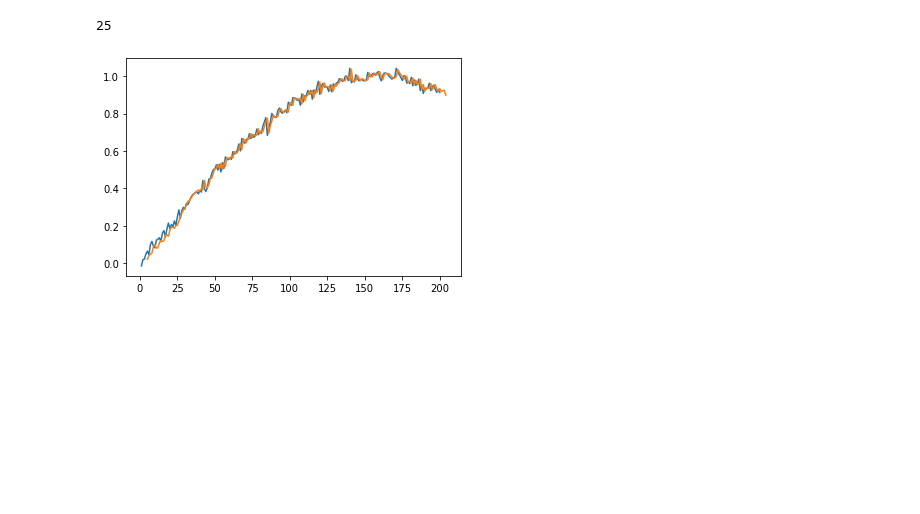
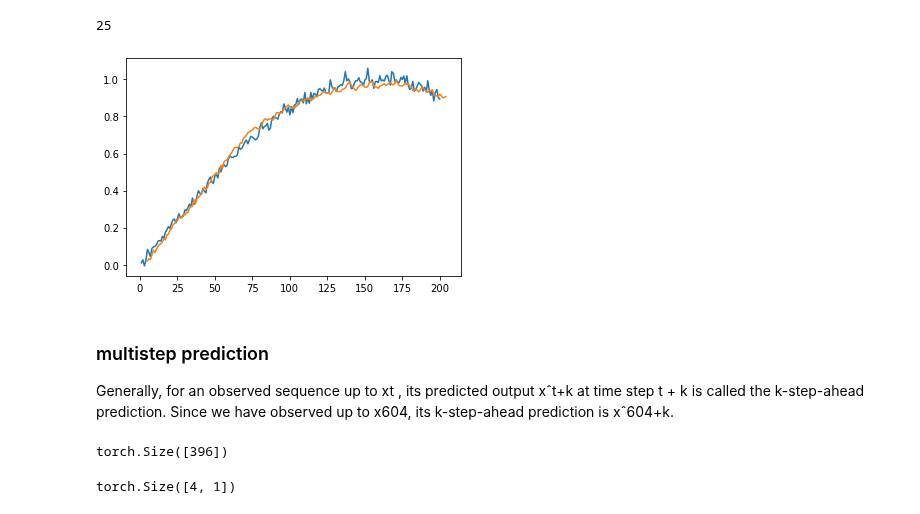
Before and after one commit to fanbyprinciple/d2l-fanbyprinciple, a Jupyter notebook: ch8_recurrent_neural_networks/8.1 Training a simple rnn.ipynb, the cells around one changed output. Saved outputs shown, nothing was run; the diff lists cells and outputs as text; code cells hidden in the pictures; blank space fills up the shorter version.

Commit message:
multi step connundrum

```diff
--- a/ch8_recurrent_neural_networks/8.1 Training a simple rnn.ipynb
+++ b/ch8_recurrent_neural_networks/8.1 Training a simple rnn.ipynb
@@ -228,8 +228,13 @@ len(pred_x)
 # %%
 pred_x = net(features)
 # %%
-plt.plot(t[:10], x[:20])
+plt.plot(t[:200], x[:200])
 plt.plot(t[tau:200+tau], pred_x[:200].detach().numpy())
 plt.show()
 # %% [output]
-[figure, old version]
+[figure, new version]
+# %% [markdown]
+### multistep prediction
+Generally, for an observed sequence up to xt
+, its predicted output xˆt+k at time step t + k is called
+the k-step-ahead prediction. Since we have observed up to x604, its k-step-ahead prediction is xˆ604+k.
@@ -235,0 +244,8 @@ plt.show()
+# %%
+multistep_preds[n_train+tau:].shape # this will be all zeros
+# %% [output]
+torch.Size([396])
+# %%
+multistep_preds[0:4].reshape((-1,1)).shape
+# %% [output]
+torch.Size([4, 1])
```
Also changed, not shown: parts of 11 cells of this notebook, 2 other files.
